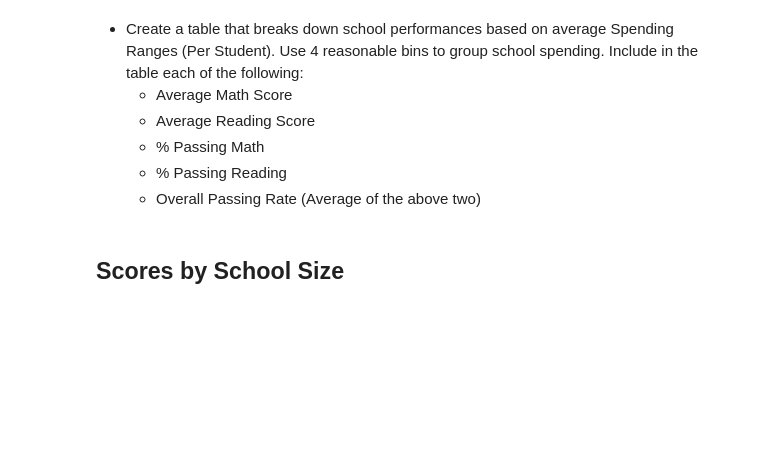
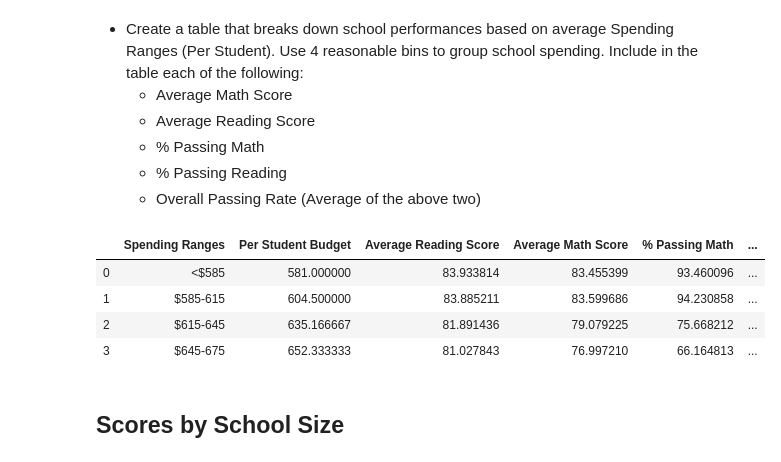
Before and after one commit to terrypotter/pandas-challenge, a Jupyter notebook: PyCitySchools/PyCitySchools_starter.ipynb, the cells around one changed output. Cells and saved outputs as stored; diff of their text form; code cells hidden in the pictures; blank space fills up the shorter version.

```diff
--- a/PyCitySchools/PyCitySchools_starter.ipynb
+++ b/PyCitySchools/PyCitySchools_starter.ipynb
@@ -300,6 +300,17 @@ r_s_b_grade
 # Sample bins. Feel free to create your own bins.
 spending_bins = [0, 585, 615, 645, 675]
 group_names = ["<$585", "$585-615", "$615-645", "$645-675"]
+# %%
+scores_by_spend = comb_ss_mr.drop(["School Name", "School Type", "Total Students", "Total School Budget"], axis=1)
+scores_by_spend["Spending Ranges"] = pd.cut(scores_by_spend["Per Student Budget"], spending_bins, labels=group_names)
+spending_summary = scores_by_spend.groupby(by="Spending Ranges", as_index=False)
+spending_summary.mean()
+# %% [output]
+|  | Spending Ranges | Per Student Budget | Average Reading Score | Average Math Score | % Passing Math | ... |
+| 0 | <$585 | 581.000000 | 83.933814 | 83.455399 | 93.460096 | ... |
+| 1 | $585-615 | 604.500000 | 83.885211 | 83.599686 | 94.230858 | ... |
+| 2 | $615-645 | 635.166667 | 81.891436 | 79.079225 | 75.668212 | ... |
+| 3 | $645-675 | 652.333333 | 81.027843 | 76.997210 | 66.164813 | ... |
 # %% [markdown]
 ## Scores by School Size
 # %% [markdown]
```
Also changed, not shown: parts of 4 cells of this notebook.
